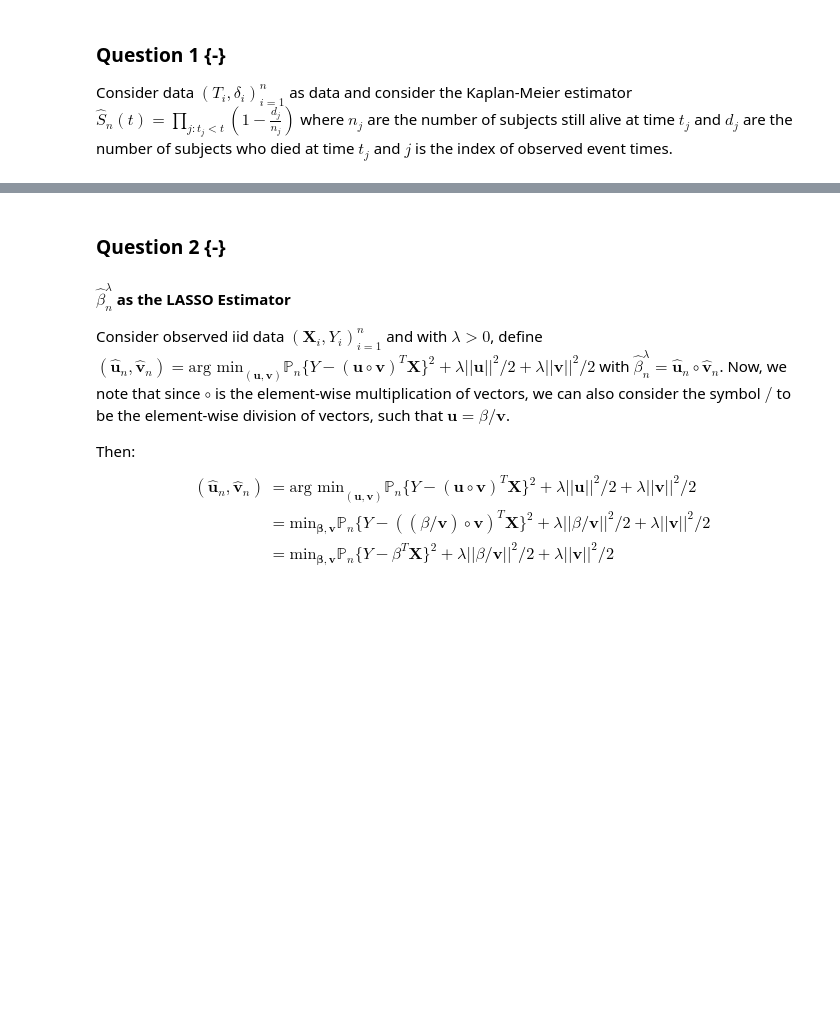
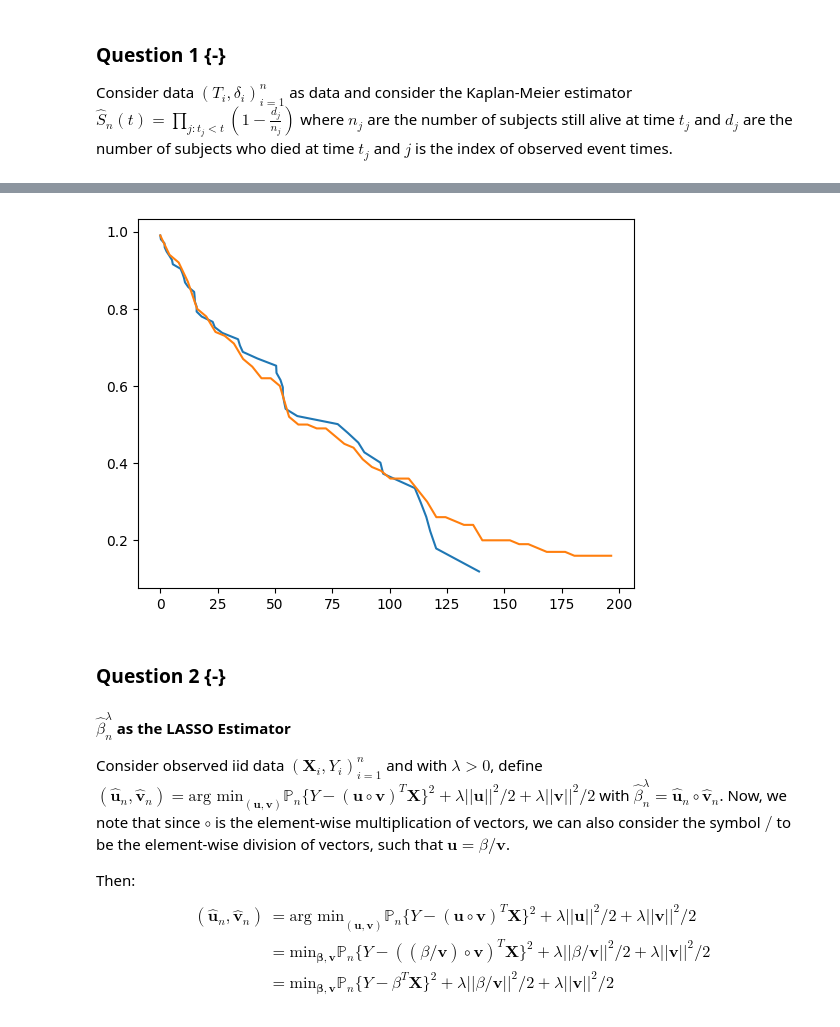
Before and after one commit to WillTirone/STA561, a Jupyter notebook: hw4/hw4.ipynb, the cells around one changed output, grey strips where cells are left out. Cells and saved outputs as stored; diff of their text form; code cells hidden in the pictures; blank space fills up the shorter version.

```diff
--- a/hw4/hw4.ipynb
+++ b/hw4/hw4.ipynb
@@ -102,3 +14,99 @@ if __name__ == "__main__":
+# %%
+import numpy as np
+import numpy.random as nr
+from typing import Optional
+import matplotlib.pyplot as plt
+from statsmodels.distributions.empirical_distribution import ECDF
+import tqdm
+import pdb
+
+
+def streaming_km(
+        observed_times: np.ndarray,
+        censoring_ind: np.ndarray,
+        failure_set: Optional[dict] = {},
+        risk_set: Optional[dict] = {}
+) -> dict:
+    """
+    Compute the Kaplan-Meier estimator and sufficient statistics with
+    single sweep through the data
+    :param observed_times: 1D np.array of observed times, i.e., the
+        minimum of failure and censoring times
+    :param censoring_ind: 1D np.array of indicators that an observation
+        was censored
+    :param failure_set: a dictionary mapping failure times to
+        the number of observed failures at that time, if None an empty
+        dictionary is created.  This allows us to sequentially process
+        multiple datasets.  Note that we do not changed passed dictionaries.
+    :param risk_set: a dictionary mapping failure times to the
+        number of individuals at risk.
+    :return: dictionary with key --> value pairs:
+        failure_set -> dictionary with keys corresponding to unique failure
+            times and values corresponding to number of observed failures at
+            that (key) time
+        risk_set -> dictionary with keys corresponding to unique failure
+            times and values corresponding to number of individuals at risk
+            at that (key) time
+        km -> dictionary with keys corresponding to unique failure times
+            and values corresponding to Kaplan-Meier estimator of
+            survivor function.
+    """
+
+    local_failure_set = failure_set.copy()
+    local_risk_set = risk_set.copy()
+    for t, delta in sorted(zip(observed_times, censoring_ind)):
+        if delta == 1:
+            if t not in local_failure_set:
+                local_failure_set[t] = 0.0
+            local_failure_set[t] += 1.0
+            if t not in local_risk_set:
+                local_risk_set[t] = 0.0
+            unique_failure_times = np.sort(list(local_failure_set.keys()))
+            t_index = np.where(unique_failure_times == t)[0][0]
+            if t_index < len(unique_failure_times) - 1: # not last
+                local_risk_set[t] += \
+                    local_risk_set[unique_failure_times[t_index]]
+
+        risk_times = [w for w in local_risk_set.keys() if w <= t]
+        for at_risk_time in risk_times:
+            local_risk_set[at_risk_time] += 1.0
+
+
+
+    # Compute KM estimator
+    unique_failure_times = np.sort(list(local_failure_set.keys()))
+    discrete_hazard = np.array(
+        [local_failure_set[j]/local_risk_set[j] for j in unique_failure_times]
+    )
+    km = np.cumprod(1-discrete_hazard)
+    km_dict = dict(zip(unique_failure_times, km))
+    return {"failure_set": local_failure_set, "risk_set": local_risk_set,
+            "km": km_dict}
+
+
+if __name__ == "__main__":
+    # Generate right-censored data
+    nr.seed(1) # for replicability
+    n = 100
+    true_failure_times = nr.exponential(size=n)*100
+    censoring_times = nr.exponential(size=n)*100
+
+    # Note that you could do this in one step rather than two
+    observed_times = np.array(
+        [min(t, c) for t, c in zip(true_failure_times, censoring_times)]
+    )
+    censoring_indicator = np.array(
+        [t <= c for t, c in zip(true_failure_times, censoring_times)]
+    )
+    km_est = streaming_km(observed_times, censoring_indicator)
+    plt.plot(km_est["km"].keys(), km_est["km"].values())
+    ecdf = ECDF(true_failure_times)(
+        np.linspace(min(observed_times), max(observed_times))
+    )
+    plt.plot(np.linspace(min(observed_times), max(observed_times)), 1-ecdf)
+    plt.show()
+# %% [output]
+[figure, added]
 # %% [markdown]
 ### Question 2 {-}
 
```
Also changed, not shown: parts of 1 cell of this notebook.
